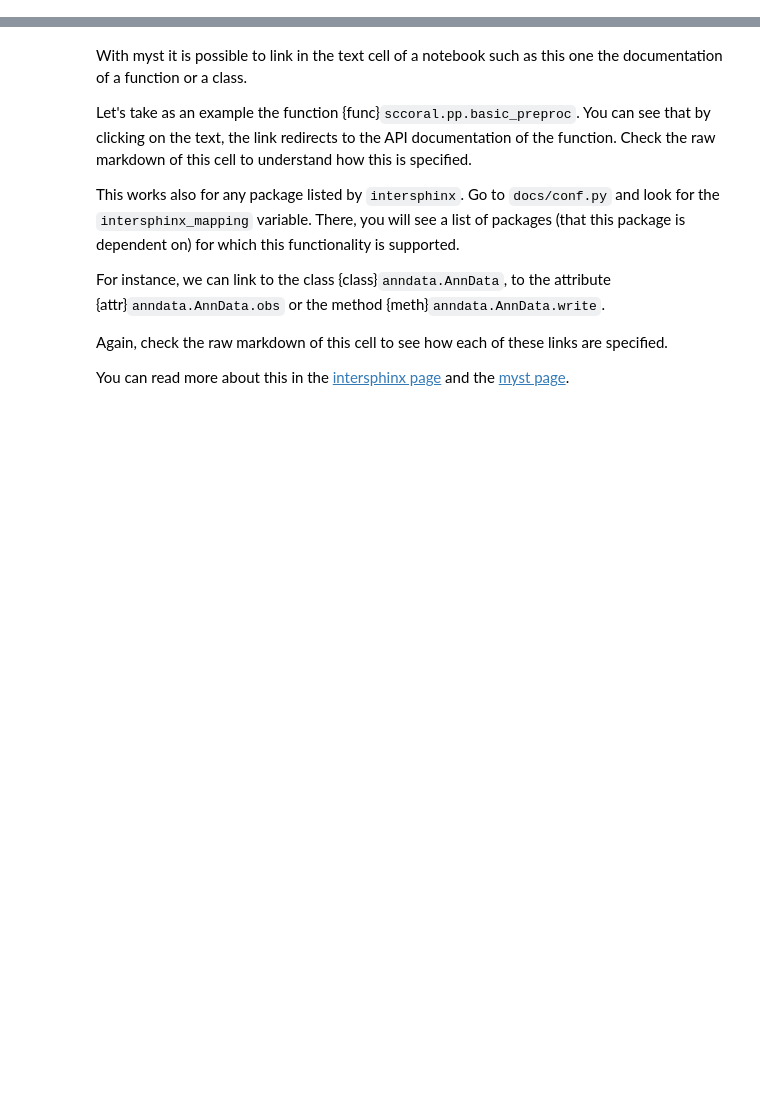
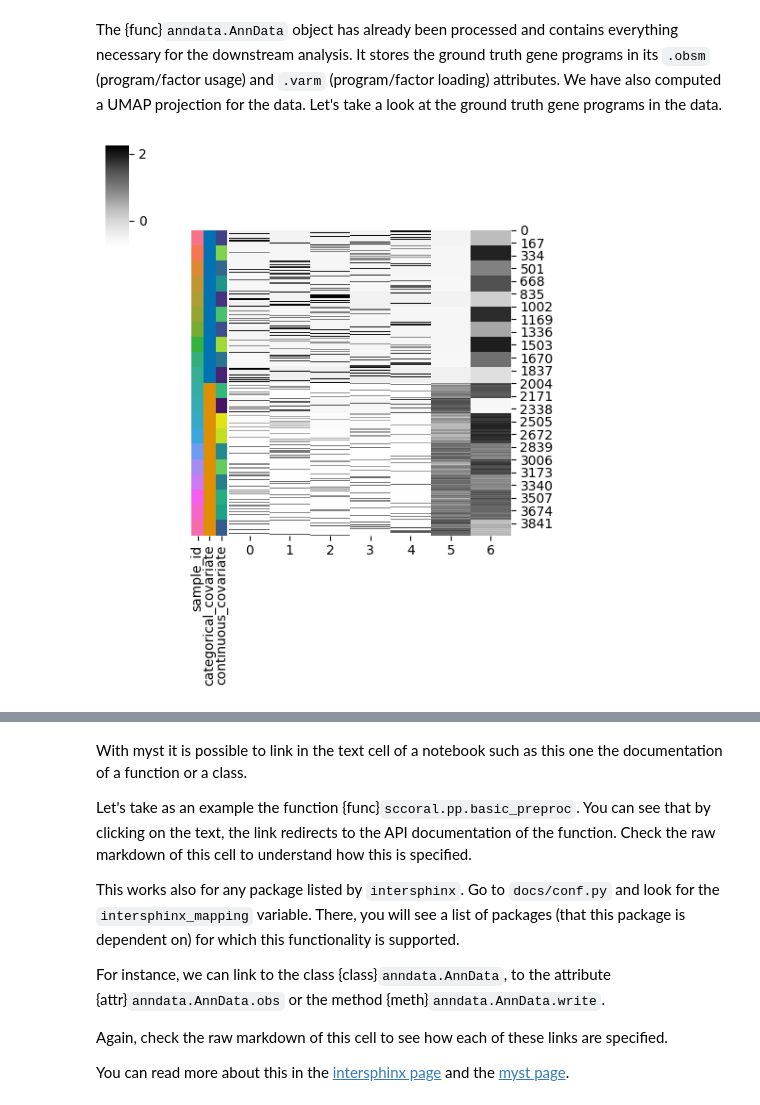
Before and after one commit to lucas-diedrich/sccoral, a Jupyter notebook: docs/notebooks/example.ipynb, the cells around one changed output, grey strips where cells are left out. Drawn from its saved outputs; the diff is of its cells as text; code cells hidden in the pictures; blank space fills up the shorter version.

```diff
--- a/docs/notebooks/example.ipynb
+++ b/docs/notebooks/example.ipynb
@@ -9,0 +25,3 @@ adata = AnnData(np.random.normal(size=(20, 10)))
+# %%
+adata = sccoral.data.splatter_simulation("/tmp", "splatter-simulation.h5ad")
+adata
@@ -9,0 +37,37 @@ adata = AnnData(np.random.normal(size=(20, 10)))
+# %% [markdown]
+The {func}`anndata.AnnData` object has already been processed and contains everything necessary for the downstream analysis. It stores the ground truth gene programs in its `.obsm` (program/factor usage) and `.varm` (program/factor loading) attributes. We have also computed a UMAP projection for the data. Let's take a look at the ground truth gene programs in the data.
+# %%
+sample_color_mapping = dict(
+    zip(adata.obs["sample_id"].unique(), sns.color_palette("husl", adata.obs["sample_id"].nunique()))
+)
+sample_coloring = adata.obs["sample_id"].apply(lambda x: sample_color_mapping[x])
+
+sample_category_mapping = dict(
+    zip(
+        adata.obs["categorical_covariate"].unique(),
+        sns.color_palette("colorblind", adata.obs["categorical_covariate"].nunique()),
+    )
+)
+category_coloring = adata.obs["categorical_covariate"].apply(lambda x: sample_category_mapping[x])
+
+sample_category_mapping = dict(
+    zip(
+        sorted(adata.obs["continuous_covariate"].unique()),
+        sns.color_palette("viridis", adata.obs["continuous_covariate"].nunique()),
+    )
+)
+continuous_coloring = adata.obs["continuous_covariate"].apply(lambda x: sample_category_mapping[x])
+
+
+sns.clustermap(
+    pd.DataFrame(adata.obsm["program_usage"], index=adata.obs_names),
+    cmap="Grays",
+    z_score=False,
+    col_cluster=False,
+    row_cluster=False,
+    row_colors=pd.concat([sample_coloring, category_coloring, continuous_coloring], axis=1),
+    figsize=(5, 6),
+)
+plt.show()
+# %% [output]
+[figure, added]
```
Also changed, not shown: parts of 18 cells of this notebook, 1 other file.
